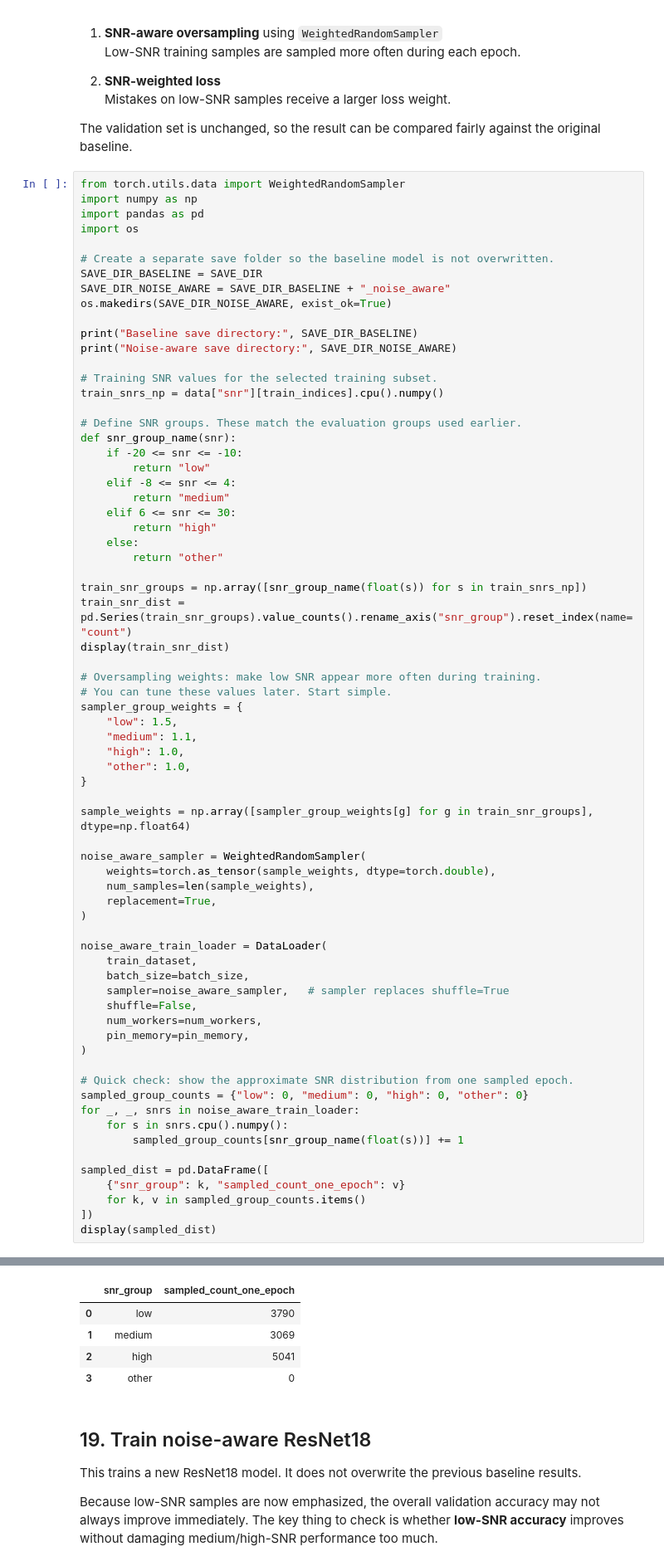
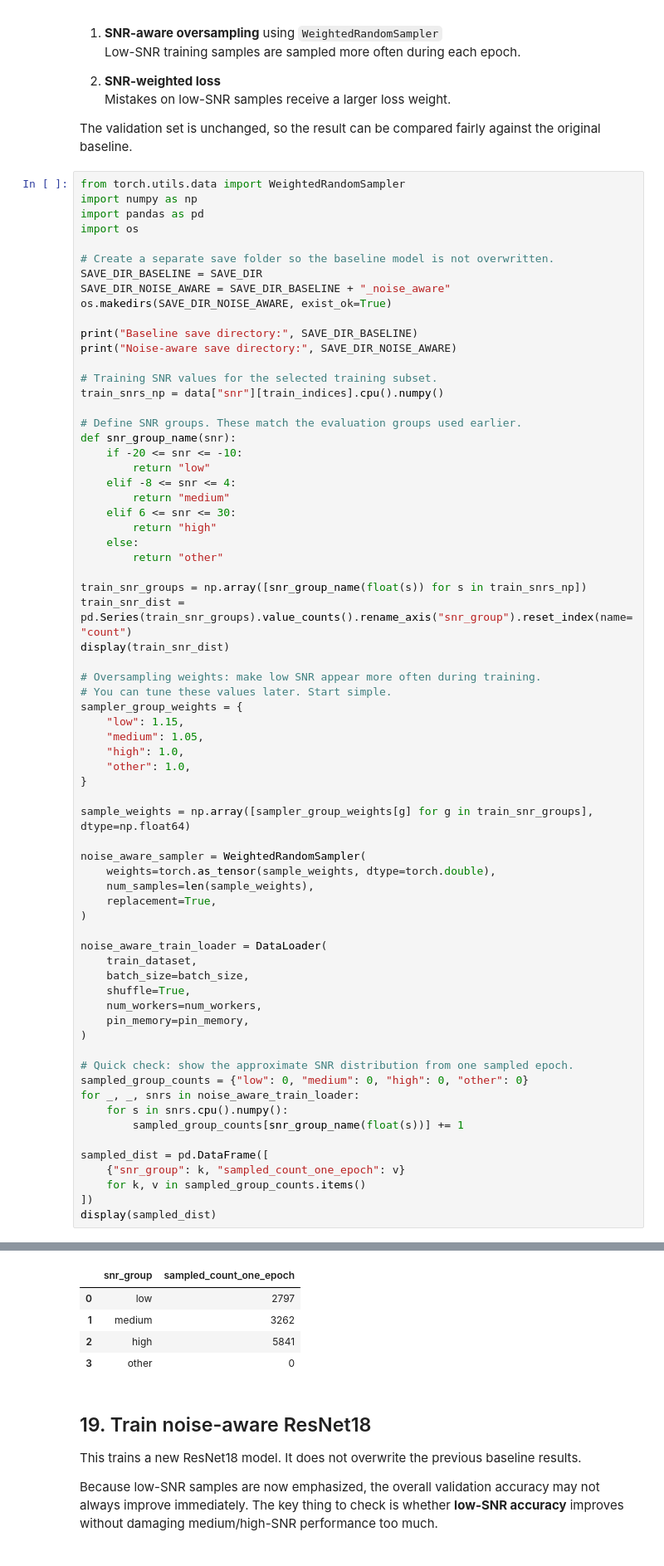
Before and after one commit to TungAnhNguyen5/RFUAV, a Jupyter notebook: notebook_for_google_colab/RFUAV_Experiment_5_Noise_Aware_Train.ipynb, the cells around one changed output, grey strips where cells are left out. Shown at 83% size. Cells and saved outputs as stored; diff of their text form.

```diff
--- a/notebook_for_google_colab/RFUAV_Experiment_5_Noise_Aware_Train.ipynb
+++ b/notebook_for_google_colab/RFUAV_Experiment_5_Noise_Aware_Train.ipynb
@@ -1089,8 +1076,8 @@ display(train_snr_dist)
 # Oversampling weights: make low SNR appear more often during training.
 # You can tune these values later. Start simple.
 sampler_group_weights = {
-    "low": 1.5,
-    "medium": 1.1,
+    "low": 1.15,
+    "medium": 1.05,
     "high": 1.0,
     "other": 1.0,
 }
@@ -1102,38 +1089,37 @@ noise_aware_sampler = WeightedRandomSampler(
     num_samples=len(sample_weights),
     replacement=True,
 )
 
 noise_aware_train_loader = DataLoader(
     train_dataset,
     batch_size=batch_size,
-    sampler=noise_aware_sampler,   # sampler replaces shuffle=True
-    shuffle=False,
+    shuffle=True,
     num_workers=num_workers,
     pin_memory=pin_memory,
 )
 
 # Quick check: show the approximate SNR distribution from one sampled epoch.
 sampled_group_counts = {"low": 0, "medium": 0, "high": 0, "other": 0}
 for _, _, snrs in noise_aware_train_loader:
     for s in snrs.cpu().numpy():
         sampled_group_counts[snr_group_name(float(s))] += 1
 
 sampled_dist = pd.DataFrame([
     {"snr_group": k, "sampled_count_one_epoch": v}
     for k, v in sampled_group_counts.items()
 ])
 display(sampled_dist)
 # %% [output]
 Baseline save directory: /content/drive/MyDrive/RFUAV_Project/models/noisy_drone_resnet18_spec_balanced
 Noise-aware save directory: /content/drive/MyDrive/RFUAV_Project/models/noisy_drone_resnet18_spec_balanced_noise_aware
 |  | snr_group | count |
 | 0 | high | 5841 |
 | 1 | medium | 3262 |
 | 2 | low | 2797 |
 |  | snr_group | sampled_count_one_epoch |
-| 0 | low | 3790 |
-| 1 | medium | 3069 |
-| 2 | high | 5041 |
+| 0 | low | 2797 |
+| 1 | medium | 3262 |
+| 2 | high | 5841 |
 | 3 | other | 0 |
 # %% [markdown]
 ## 19. Train noise-aware ResNet18
```
Also changed, not shown: parts of 17 cells of this notebook, 2 other files.
